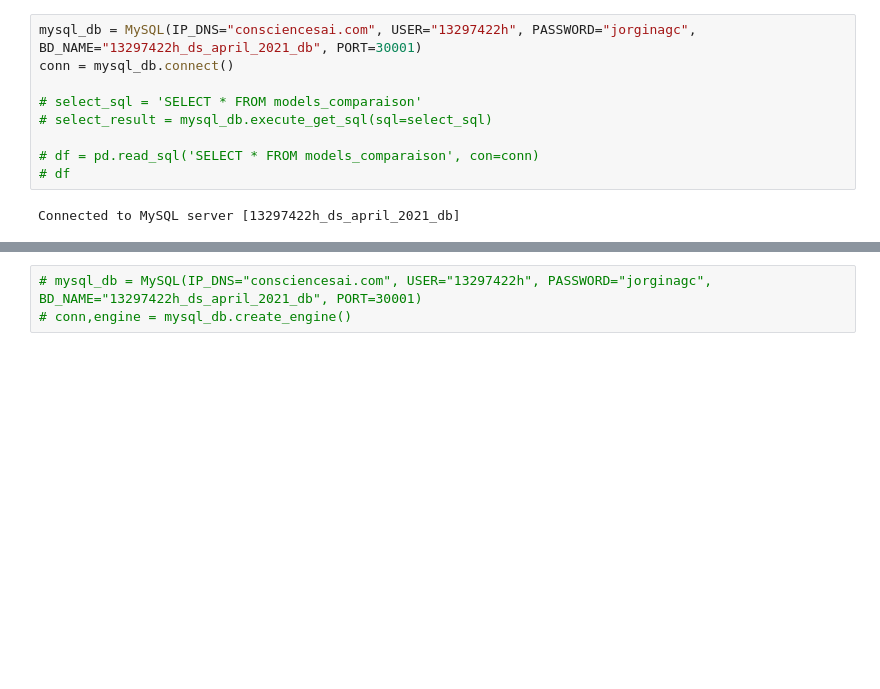
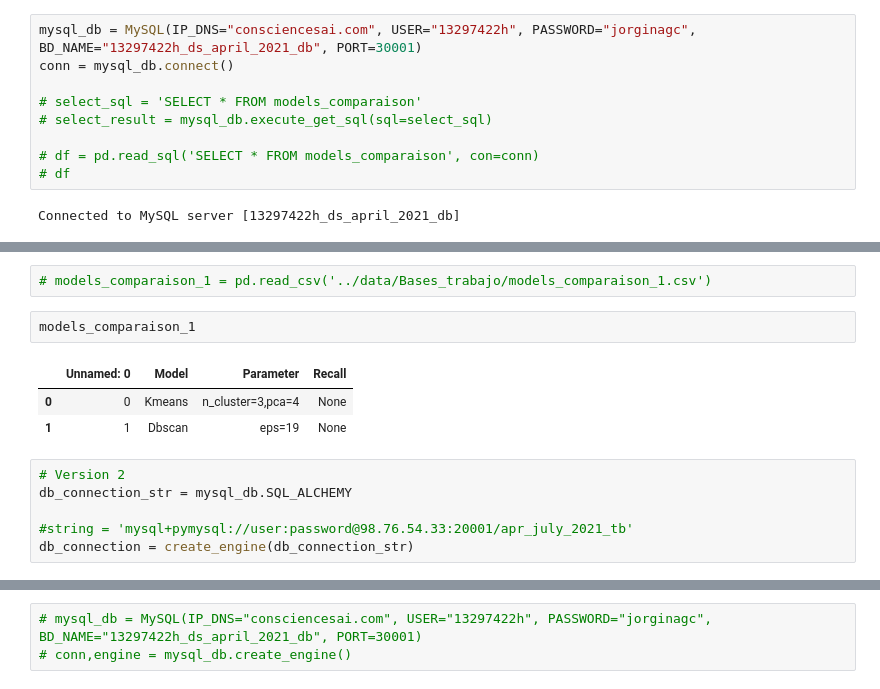
Before and after one commit to GinaGarridoCasas/Gina, a Jupyter notebook: jorgina_garrido_cmmlsds_apr/notebooks/tabla_result_mysql.ipynb, the cells around one changed output, grey strips where cells are left out. Drawn from its saved outputs; the diff is of its cells as text; blank space fills up the shorter version.

```diff
--- a/jorgina_garrido_cmmlsds_apr/notebooks/tabla_result_mysql.ipynb
+++ b/jorgina_garrido_cmmlsds_apr/notebooks/tabla_result_mysql.ipynb
@@ -137,0 +179,14 @@ Connected to MySQL server [13297422h_ds_april_2021_db]
+# %%
+# models_comparaison_1 = pd.read_csv('../data/Bases_trabajo/models_comparaison_1.csv')
+# %%
+models_comparaison_1
+# %% [output]
+|  | Unnamed: 0 | Model | Parameter | Recall |
+| 0 | 0 | Kmeans | n_cluster=3,pca=4 | None |
+| 1 | 1 | Dbscan | eps=19 | None |
+# %%
+# Version 2
+db_connection_str = mysql_db.SQL_ALCHEMY
+
+#string = 'mysql+pymysql://user:password@98.76.54.33:20001/apr_july_2021_tb'
+db_connection = create_engine(db_connection_str)
```
Also changed, not shown: parts of 17 cells of this notebook, 37 other files.
